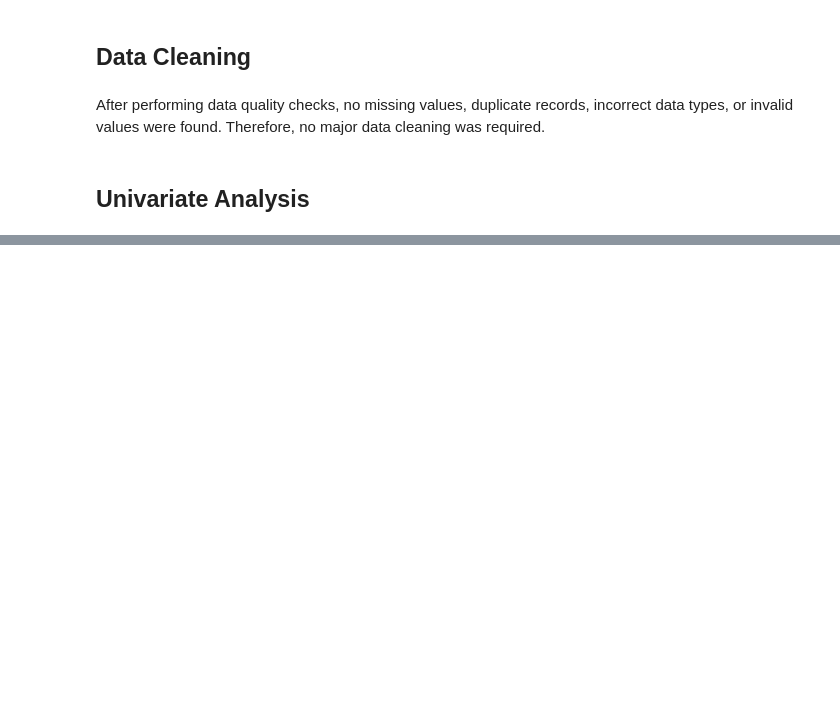
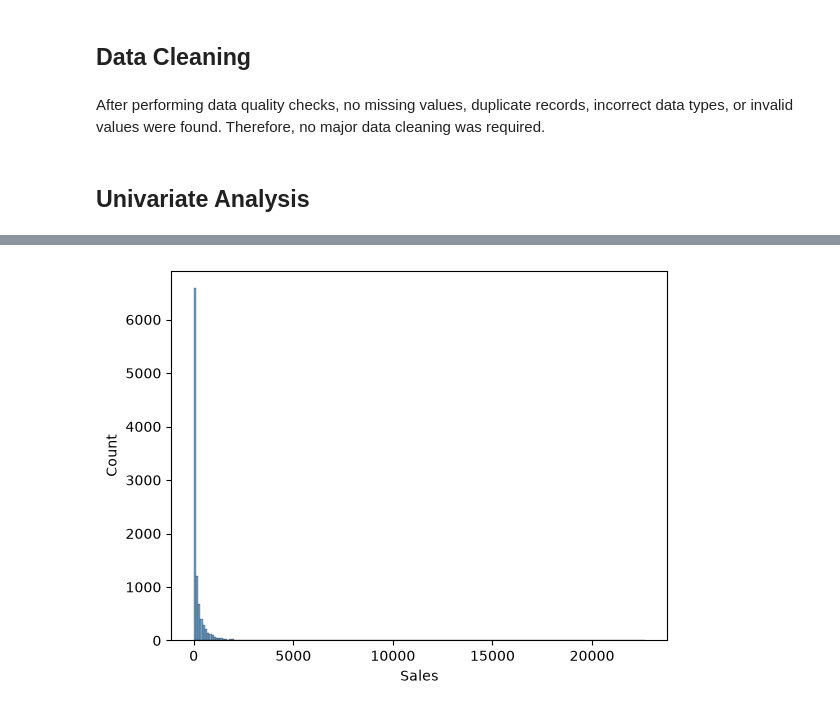
Before and after one commit to mdraihanmostafa746-coder/Superstore-Sales-Analysis, a Jupyter notebook: notebooks/superstore_sales_analysis.ipynb, the cells around one changed output, grey strips where cells are left out. Drawn from its saved outputs; the diff is of its cells as text; code cells hidden in the pictures; blank space fills up the shorter version.

```diff
--- a/notebooks/superstore_sales_analysis.ipynb
+++ b/notebooks/superstore_sales_analysis.ipynb
@@ -251,0 +262,10 @@ After performing data quality checks, no missing values, duplicate records, inco
+# %%
+sns.histplot(
+    df['Sales'],
+    color='steelblue'
+)
+
+
+plt.show()
+# %% [output]
+[figure, added]
```
Also changed, not shown: parts of 14 cells of this notebook, 11 other files.
